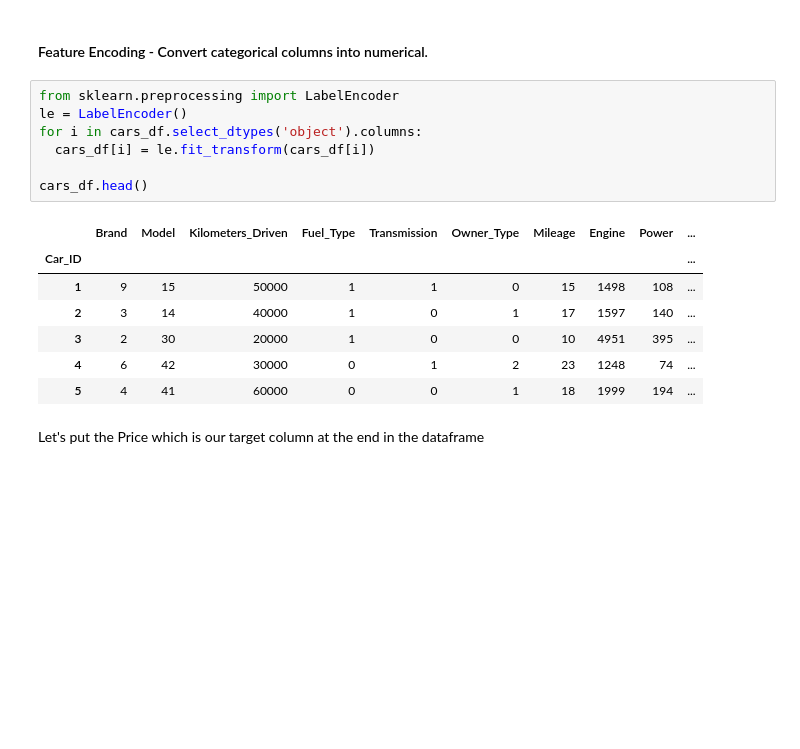
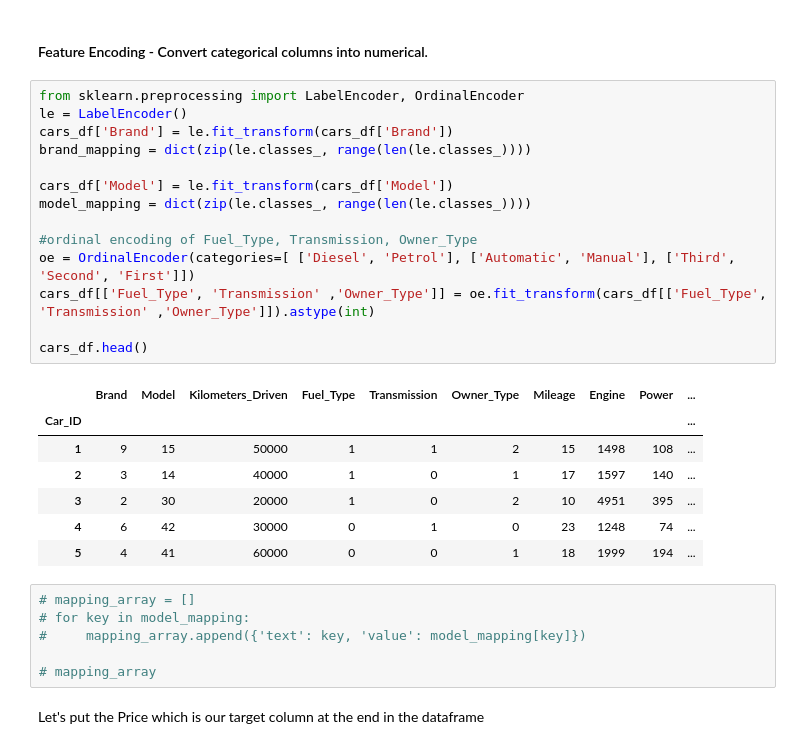
Before and after one commit to Keyur1991/machine_learning, a Jupyter notebook: xgboost_regression/Second_Hand_Card_Price_Prediction_using_XGBoost.ipynb, the cells around one changed output. Cells and saved outputs as stored; diff of their text form; blank space fills up the shorter version.

```diff
--- a/xgboost_regression/Second_Hand_Card_Price_Prediction_using_XGBoost.ipynb
+++ b/xgboost_regression/Second_Hand_Card_Price_Prediction_using_XGBoost.ipynb
@@ -88,21 +88,34 @@ cars_df.head()
 | 5 | Hyundai | Sonata | 60000 | Diesel | Automatic | Second | 18 | 1999 | 194 | ... |
 # %% [markdown]
 #### Feature Encoding - Convert categorical columns into numerical.
-# %%
-from sklearn.preprocessing import LabelEncoder
-le = LabelEncoder()
-for i in cars_df.select_dtypes('object').columns:
-  cars_df[i] = le.fit_transform(cars_df[i])
-
-cars_df.head()
-# %% [output]
-|  | Brand | Model | Kilometers_Driven | Fuel_Type | Transmission | Owner_Type | Mileage | Engine | Power | ... |
-| Car_ID |  |  |  |  |  |  |  |  |  | ... |
-| 1 | 9 | 15 | 50000 | 1 | 1 | 0 | 15 | 1498 | 108 | ... |
-| 2 | 3 | 14 | 40000 | 1 | 0 | 1 | 17 | 1597 | 140 | ... |
-| 3 | 2 | 30 | 20000 | 1 | 0 | 0 | 10 | 4951 | 395 | ... |
-| 4 | 6 | 42 | 30000 | 0 | 1 | 2 | 23 | 1248 | 74 | ... |
-| 5 | 4 | 41 | 60000 | 0 | 0 | 1 | 18 | 1999 | 194 | ... |
+# %%
+from sklearn.preprocessing import LabelEncoder, OrdinalEncoder
+le = LabelEncoder()
+cars_df['Brand'] = le.fit_transform(cars_df['Brand'])
+brand_mapping = dict(zip(le.classes_, range(len(le.classes_))))
+
+cars_df['Model'] = le.fit_transform(cars_df['Model'])
+model_mapping = dict(zip(le.classes_, range(len(le.classes_))))
+
+#ordinal encoding of Fuel_Type, Transmission, Owner_Type
+oe = OrdinalEncoder(categories=[ ['Diesel', 'Petrol'], ['Automatic', 'Manual'], ['Third', 'Second', 'First']])
+cars_df[['Fuel_Type', 'Transmission' ,'Owner_Type']] = oe.fit_transform(cars_df[['Fuel_Type', 'Transmission' ,'Owner_Type']]).astype(int)
+
+cars_df.head()
+# %% [output]
+|  | Brand | Model | Kilometers_Driven | Fuel_Type | Transmission | Owner_Type | Mileage | Engine | Power | ... |
+| Car_ID |  |  |  |  |  |  |  |  |  | ... |
+| 1 | 9 | 15 | 50000 | 1 | 1 | 2 | 15 | 1498 | 108 | ... |
+| 2 | 3 | 14 | 40000 | 1 | 0 | 1 | 17 | 1597 | 140 | ... |
+| 3 | 2 | 30 | 20000 | 1 | 0 | 2 | 10 | 4951 | 395 | ... |
+| 4 | 6 | 42 | 30000 | 0 | 1 | 0 | 23 | 1248 | 74 | ... |
+| 5 | 4 | 41 | 60000 | 0 | 0 | 1 | 18 | 1999 | 194 | ... |
+# %%
+# mapping_array = []
+# for key in model_mapping:
+#     mapping_array.append({'text': key, 'value': model_mapping[key]})
+
+# mapping_array
 # %% [markdown]
 Let's put the Price which is our target column at the end in the dataframe
 # %%
```
Also changed, not shown: parts of 7 cells of this notebook, 4 other files.
